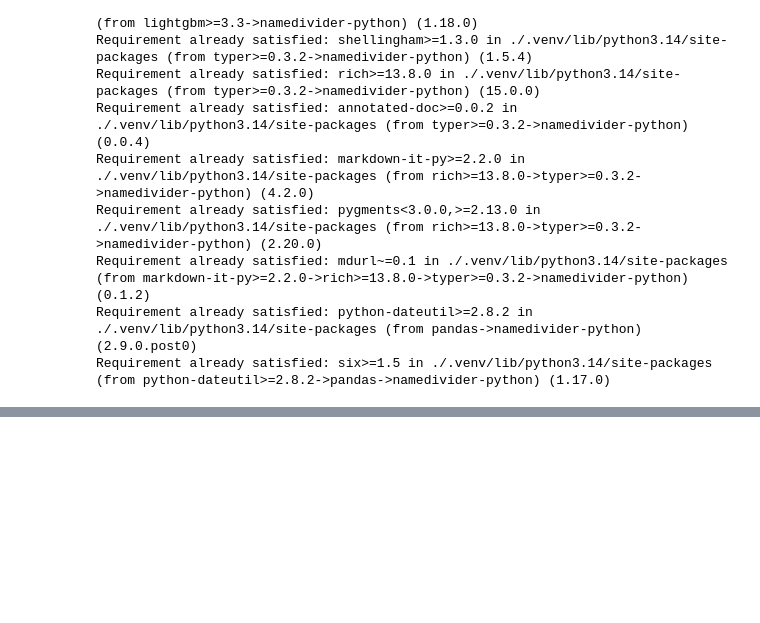
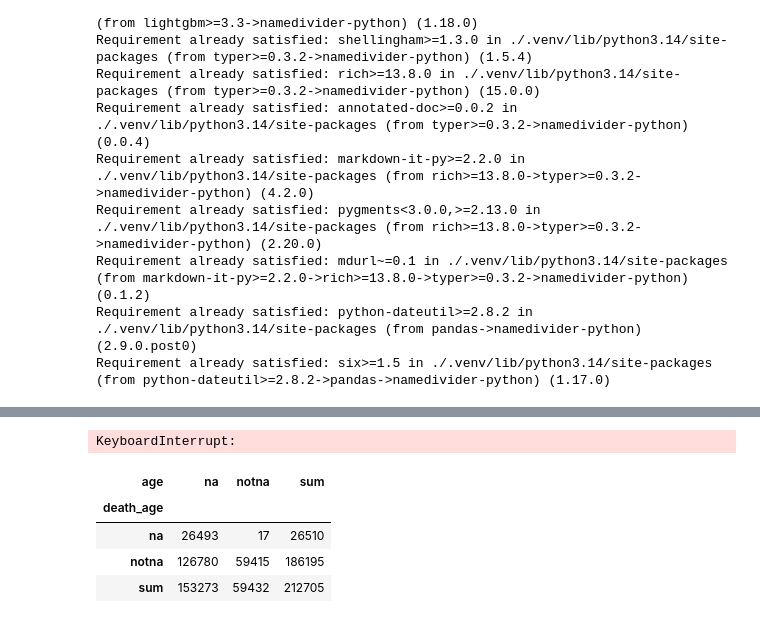
Before and after one commit to ren255/jpersondata_crawler, a Jupyter notebook: crawler.ipynb, the cells around one changed output, grey strips where cells are left out. Saved outputs shown, nothing was run; the diff lists cells and outputs as text; code cells hidden in the pictures; blank space fills up the shorter version.

```diff
--- a/crawler.ipynb
+++ b/crawler.ipynb
@@ -383,7 +378,9 @@ def split_name(x):
         return x
     return _split_name_cached(x)
 # %%
-wikidata["kanji"] = wikidata["kanji"].apply(split_name)
+# wikidata["kanji"] = wikidata["kanji"].apply(split_name)
+# %% [output]
+KeyboardInterrupt:
 # %%
 from datetime import datetime
 
@@ -395,8 +392,39 @@ wikidata["death_year"] = pd.to_numeric(
 ).astype("Int64")
 
 wikidata["death_age"] = wikidata["death_year"] - wikidata["birth_year"]
-wikidata["death_age"] = wikidata["death_age"].where(wikidata["death_age"] > 0, None)
+wikidata["death_age"] = (
+    wikidata["death_age"].where(wikidata["death_age"] > 0, pd.NA).astype("Int64")
+)
 
-wikidata["height_cm"] = np.where(
-    wikidata["height_cm"] <= 5, wikidata["height_cm"] * 100, wikidata["height_cm"]
+current_year = datetime.now().year
+cut_off_year = current_year - 100
+
+wikidata["age"] = current_year - wikidata["birth_year"]
+
+# dead
+invalid = wikidata["death_age"].notna() & (wikidata["age"] > wikidata["death_age"])
+wikidata["age"] = wikidata["age"].where(~invalid, wikidata["death_age"])
+
+# age should be 0~120
+wikidata["age"] = (
+    wikidata["age"]
+    .where((wikidata["age"] > 0) & (wikidata["age"] < 120), pd.NA)
+    .astype("Int64")
 )
+# %%
+# 表1: death_age × age の na/notna クロス表
+table1 = pd.crosstab(
+    wikidata["age"].notna().map({True: "notna", False: "na"}),
+    wikidata["death_age"].notna().map({True: "notna", False: "na"}),
+    margins=True,
+    margins_name="sum",
+)
+table1.index.name = "death_age"
+table1.columns.name = "age"
+table1
+# %% [output]
+| age | na | notna | sum |
+| death_age |  |  |  |
+| na | 26493 | 17 | 26510 |
+| notna | 126780 | 59415 | 186195 |
+| sum | 153273 | 59432 | 212705 |
```
Also changed, not shown: parts of 18 cells of this notebook, 6 other files.
